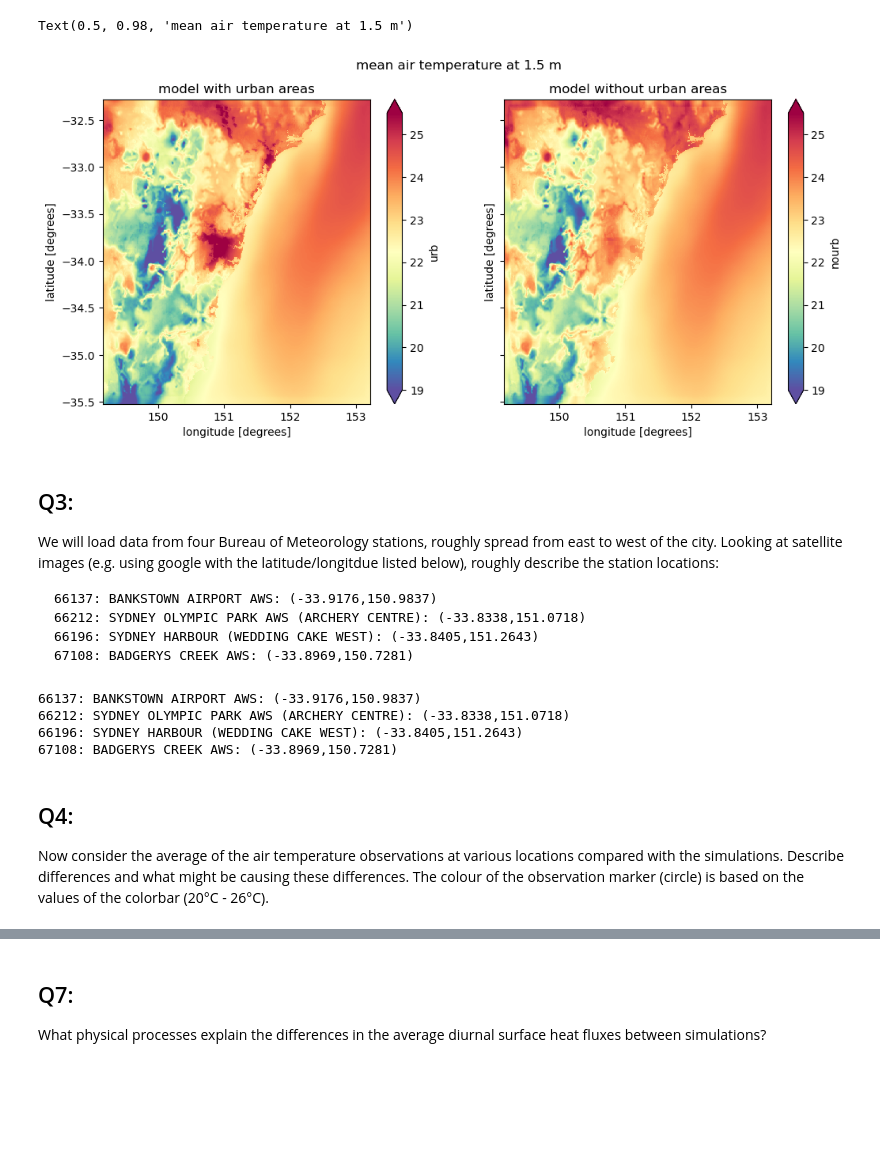
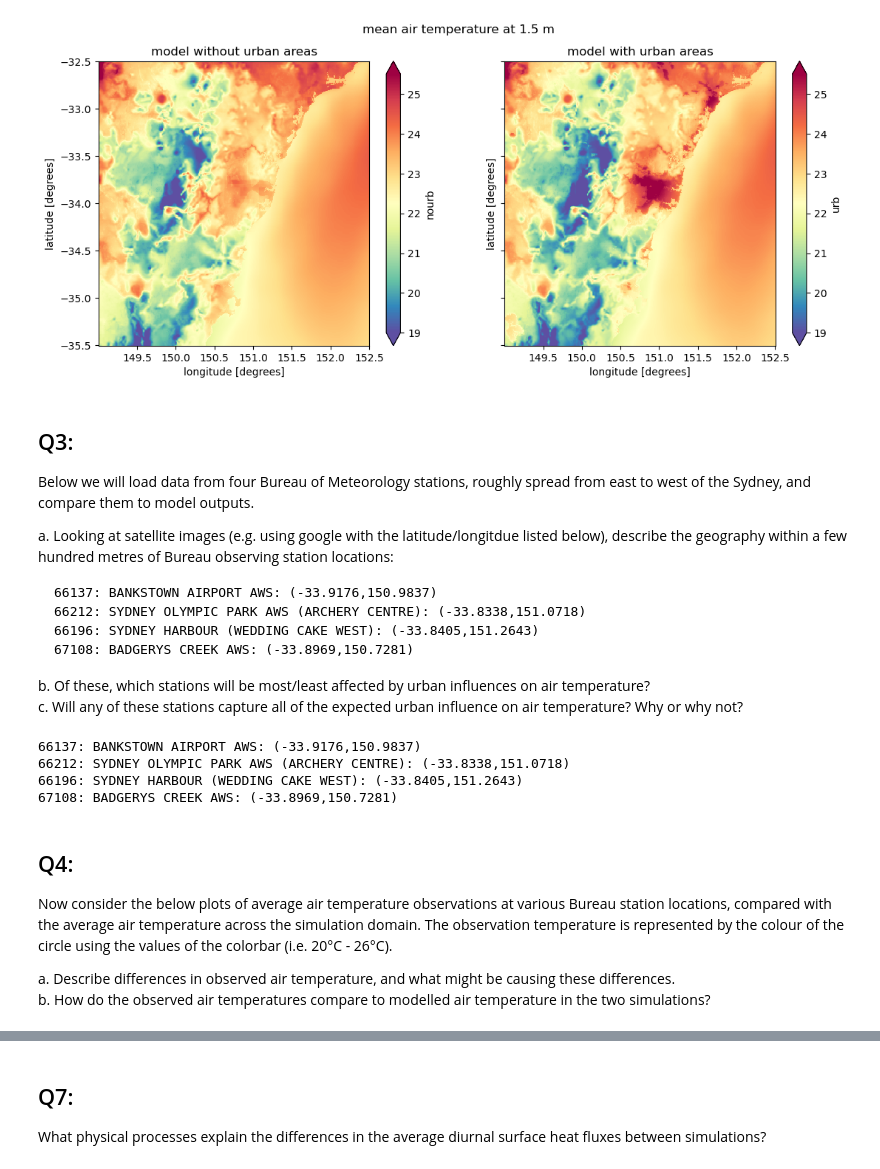
Before and after one commit to 21centuryweather/RNS_Sydney_1km, a Jupyter notebook: plotting_code/nb_lab.ipynb, the cells around one changed output, grey strips where cells are left out. Cells and saved outputs as stored; diff of their text form; code cells hidden in the pictures; blank space fills up the shorter version.

```diff
--- a/plotting_code/nb_lab.ipynb
+++ b/plotting_code/nb_lab.ipynb
@@ -40,4 +34,9 @@ except Exception:
 # %%
-exps = ['E5L_1_CCI','BR2_1_CCI_no_urban']
 # load land sea mask
 lsm = xr.open_dataset(f'{datapath}/land_sea_mask/{exps[0]}_land_sea_mask.nc').isel(time=0)['land_binary_mask']
+lsm = lsm.sel(latitude=slice(ymin,ymax), longitude=slice(xmin,xmax))
+# %%
+ymin, ymax = round(float(lsm.latitude.min()), 1), round(float(lsm.latitude.max()), 1)
+xmin, xmax = round(float(lsm.longitude.min()), 1), round(float(lsm.longitude.max()), 1)
+print(f'bottom left corner: ({ymin}, {xmin})')
+print(f'top right corner: ({ymax}, {xmax})')
@@ -67,36 +77,40 @@ How does your description in Q1 compare with the modelled air temperature in the
 # %%
 variable = 'air_temperature_1p5m'
 
 # open data
 ds = xr.Dataset()
+ds['nourb'] = xr.open_dataset(f'{datapath}/{variable}/{exps[1]}_{variable}.nc')['air_temperature']
 ds['urb'] = xr.open_dataset(f'{datapath}/{variable}/{exps[0]}_{variable}.nc')['air_temperature']
-ds['nourb'] = xr.open_dataset(f'{datapath}/{variable}/{exps[1]}_{variable}.nc')['air_temperature']
 
-# # convert to local time and update timezone
+# subset and convert to local time and update timezone
+ds = ds.sel(latitude=slice(ymin,ymax), longitude=slice(xmin,xmax))
 ds = ds.assign_coords(time=ds.time + pd.Timedelta(f'{local_time_offset}h'))
 ds.time.attrs.update({'timezone': 'AEST'})
 
 # plot figures
-fig,axes = plt.subplots(nrows=1,ncols=2,
-                        figsize=(12,5),
-                        sharey=True)
-ds['urb'].mean('time').plot(ax=axes[0], cmap = 'Spectral_r', vmin=19, vmax=25.5)
-ds['nourb'].mean('time').plot(ax=axes[1], cmap = 'Spectral_r', vmin=19, vmax=25.5)
+fig,axes = plt.subplots(nrows=1,ncols=2,figsize=(13,5),sharey=True)
+ds['nourb'].mean('time').plot(ax=axes[0], cmap = 'Spectral_r', vmin=19, vmax=25.5)
+ds['urb'].mean('time').plot(ax=axes[1], cmap = 'Spectral_r', vmin=19, vmax=25.5)
 
-axes[0].set_title('model with urban areas')
-axes[1].set_title('model without urban areas')
+axes[0].set_title('model without urban areas')
+axes[1].set_title('model with urban areas')
 fig.suptitle('mean air temperature at 1.5 m')
+plt.show()
 # %% [output]
-Text(0.5, 0.98, 'mean air temperature at 1.5 m')
-[figure, old version]
+[figure, new version]
 # %% [markdown]
 ## Q3:
-We will load data from four Bureau of Meteorology stations, roughly spread from east to west of the city. Looking at satellite images (e.g. using google with the latitude/longitdue listed below), roughly describe the station locations:
+Below we will load data from four Bureau of Meteorology stations, roughly spread from east to west of the Sydney, and compare them to model outputs.
+
+a. Looking at satellite images (e.g. using google with the latitude/longitdue listed below), describe the geography within a few hundred metres of Bureau observing station locations:
 
     66137: BANKSTOWN AIRPORT AWS: (-33.9176,150.9837)
     66212: SYDNEY OLYMPIC PARK AWS (ARCHERY CENTRE): (-33.8338,151.0718)
     66196: SYDNEY HARBOUR (WEDDING CAKE WEST): (-33.8405,151.2643)
     67108: BADGERYS CREEK AWS: (-33.8969,150.7281)
+
+b. Of these, which stations will be most/least affected by urban influences on air temperature?\
+c. Will any of these stations capture all of the expected urban influence on air temperature? Why or why not?
 # %%
 # load observations
 obs_fname = f'{stationpath}/all_stations_air_temperature_from_2013-01-01.nc'
@@ -119,8 +133,11 @@ for station in station_ids:
 66212: SYDNEY OLYMPIC PARK AWS (ARCHERY CENTRE): (-33.8338,151.0718)
 66196: SYDNEY HARBOUR (WEDDING CAKE WEST): (-33.8405,151.2643)
 67108: BADGERYS CREEK AWS: (-33.8969,150.7281)
-# %% [markdown]
-## Q4:
-Now consider the average of the air temperature observations at various locations compared with the simulations. Describe differences and what might be causing these differences. The colour of the observation marker (circle) is based on the values of the colorbar (20°C - 26°C).
+# %% [markdown]
+## Q4:
+Now consider the below plots of average air temperature observations at various Bureau station locations, compared with the average air temperature across the simulation domain. The observation temperature is represented by the colour of the circle using the values of the colorbar (i.e. 20°C - 26°C).
+
+a. Describe differences in observed air temperature, and what might be causing these differences.\
+b. How do the observed air temperatures compare to modelled air temperature in the two simulations?
 # %%
 # plot figures
```
Also changed, not shown: parts of 17 cells of this notebook.
